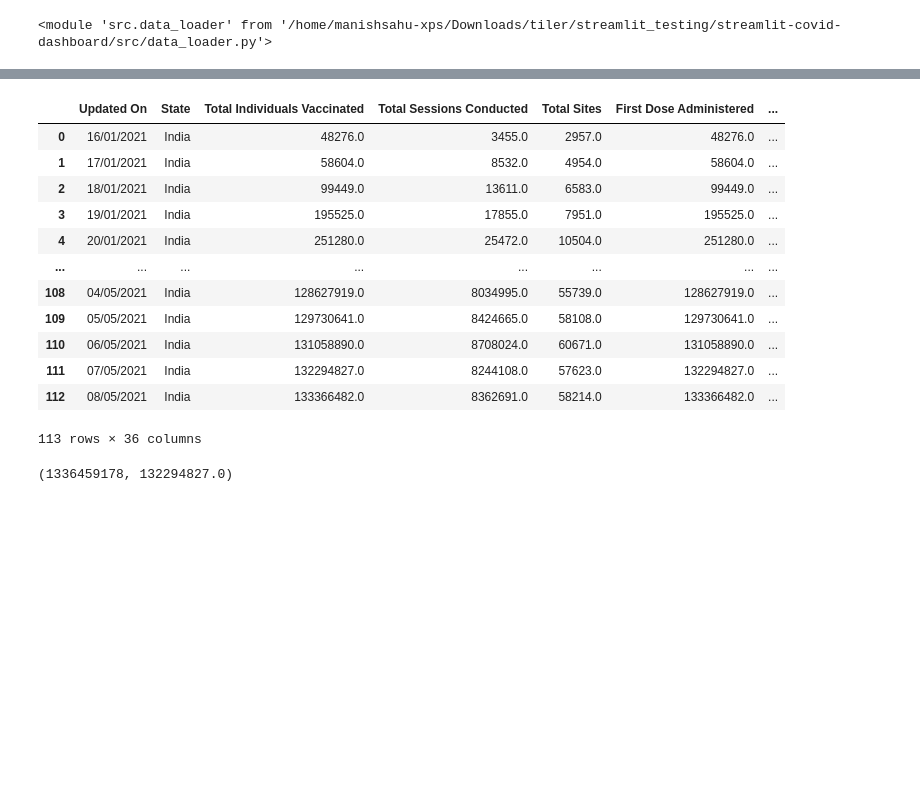
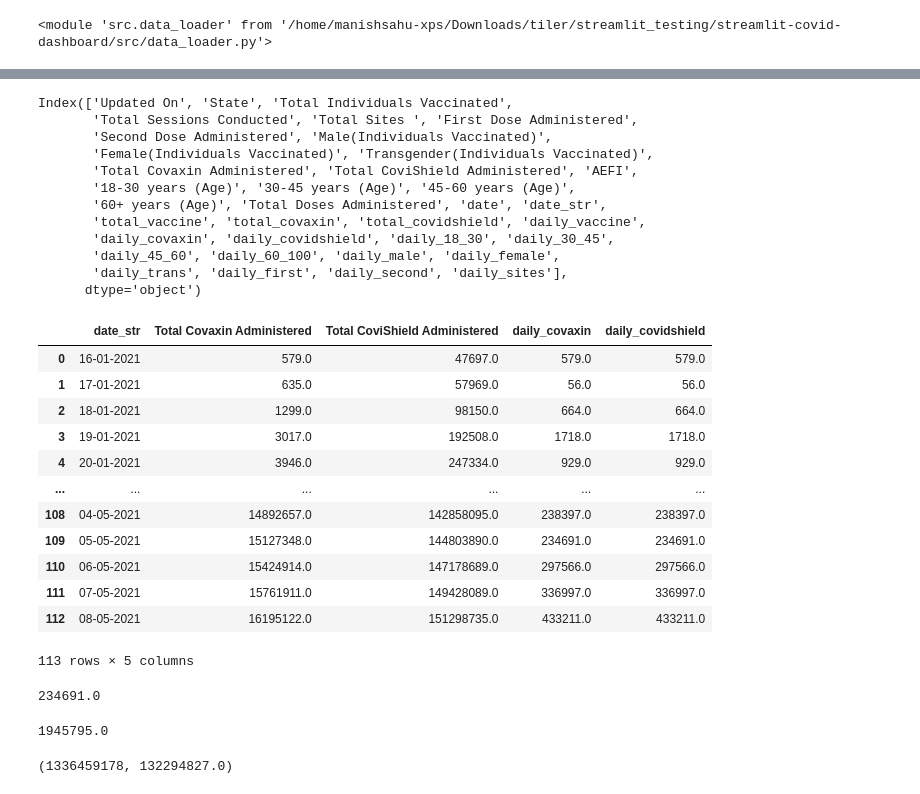
Before and after one commit to ManishSahu53/streamlit-covid-dashboard, a Jupyter notebook: notebook/testing.ipynb, the cells around one changed output, grey strips where cells are left out. Drawn from its saved outputs; the diff is of its cells as text; code cells hidden in the pictures; blank space fills up the shorter version.

Commit message:
resolved bug for covidshield data

```diff
--- a/notebook/testing.ipynb
+++ b/notebook/testing.ipynb
@@ -189,21 +190,45 @@ data_vaccine_cls.process()
 # Loading Full india or State wise
 data_vaccine = data_vaccine_cls.data[(data_vaccine_cls.data['State'] == area) & (data_vaccine_cls.data['date'] <= current_date)]
 # %%
-data_vaccine
+data_vaccine.columns
 # %% [output]
-|  | Updated On | State | Total Individuals Vaccinated | Total Sessions Conducted | Total Sites | First Dose Administered | ... |
-| 0 | 16/01/2021 | India | 48276.0 | 3455.0 | 2957.0 | 48276.0 | ... |
-| 1 | 17/01/2021 | India | 58604.0 | 8532.0 | 4954.0 | 58604.0 | ... |
-| 2 | 18/01/2021 | India | 99449.0 | 13611.0 | 6583.0 | 99449.0 | ... |
-| 3 | 19/01/2021 | India | 195525.0 | 17855.0 | 7951.0 | 195525.0 | ... |
-| 4 | 20/01/2021 | India | 251280.0 | 25472.0 | 10504.0 | 251280.0 | ... |
-| ... | ... | ... | ... | ... | ... | ... | ... |
-| 108 | 04/05/2021 | India | 128627919.0 | 8034995.0 | 55739.0 | 128627919.0 | ... |
-| 109 | 05/05/2021 | India | 129730641.0 | 8424665.0 | 58108.0 | 129730641.0 | ... |
-| 110 | 06/05/2021 | India | 131058890.0 | 8708024.0 | 60671.0 | 131058890.0 | ... |
-| 111 | 07/05/2021 | India | 132294827.0 | 8244108.0 | 57623.0 | 132294827.0 | ... |
-| 112 | 08/05/2021 | India | 133366482.0 | 8362691.0 | 58214.0 | 133366482.0 | ... |
-113 rows × 36 columns
+Index(['Updated On', 'State', 'Total Individuals Vaccinated',
+       'Total Sessions Conducted', 'Total Sites ', 'First Dose Administered',
+       'Second Dose Administered', 'Male(Individuals Vaccinated)',
+       'Female(Individuals Vaccinated)', 'Transgender(Individuals Vaccinated)',
+       'Total Covaxin Administered', 'Total CoviShield Administered', 'AEFI',
+       '18-30 years (Age)', '30-45 years (Age)', '45-60 years (Age)',
+       '60+ years (Age)', 'Total Doses Administered', 'date', 'date_str',
+       'total_vaccine', 'total_covaxin', 'total_covidshield', 'daily_vaccine',
+       'daily_covaxin', 'daily_covidshield', 'daily_18_30', 'daily_30_45',
+       'daily_45_60', 'daily_60_100', 'daily_male', 'daily_female',
+       'daily_trans', 'daily_first', 'daily_second', 'daily_sites'],
+      dtype='object')
+# %%
+data_vaccine[['date_str', 'Total Covaxin Administered', 'Total CoviShield Administered',
+              'daily_covaxin', 'daily_covidshield']]
+# %% [output]
+|  | date_str | Total Covaxin Administered | Total CoviShield Administered | daily_covaxin | daily_covidshield |
+| 0 | 16-01-2021 | 579.0 | 47697.0 | 579.0 | 579.0 |
+| 1 | 17-01-2021 | 635.0 | 57969.0 | 56.0 | 56.0 |
+| 2 | 18-01-2021 | 1299.0 | 98150.0 | 664.0 | 664.0 |
+| 3 | 19-01-2021 | 3017.0 | 192508.0 | 1718.0 | 1718.0 |
+| 4 | 20-01-2021 | 3946.0 | 247334.0 | 929.0 | 929.0 |
+| ... | ... | ... | ... | ... | ... |
+| 108 | 04-05-2021 | 14892657.0 | 142858095.0 | 238397.0 | 238397.0 |
+| 109 | 05-05-2021 | 15127348.0 | 144803890.0 | 234691.0 | 234691.0 |
+| 110 | 06-05-2021 | 15424914.0 | 147178689.0 | 297566.0 | 297566.0 |
+| 111 | 07-05-2021 | 15761911.0 | 149428089.0 | 336997.0 | 336997.0 |
+| 112 | 08-05-2021 | 16195122.0 | 151298735.0 | 433211.0 | 433211.0 |
+113 rows × 5 columns
+# %%
+15127348.0 - 14892657.0
+# %% [output]
+234691.0
+# %%
+144803890.0 - 142858095.0
+# %% [output]
+1945795.0
 # %%
 total_population = config.POPULATION_MAP[area]
 vaccine_population = data_vaccine['Total Individuals Vaccinated'].values[-1]
```
Also changed, not shown: parts of 1 cell of this notebook, 1 other file.
